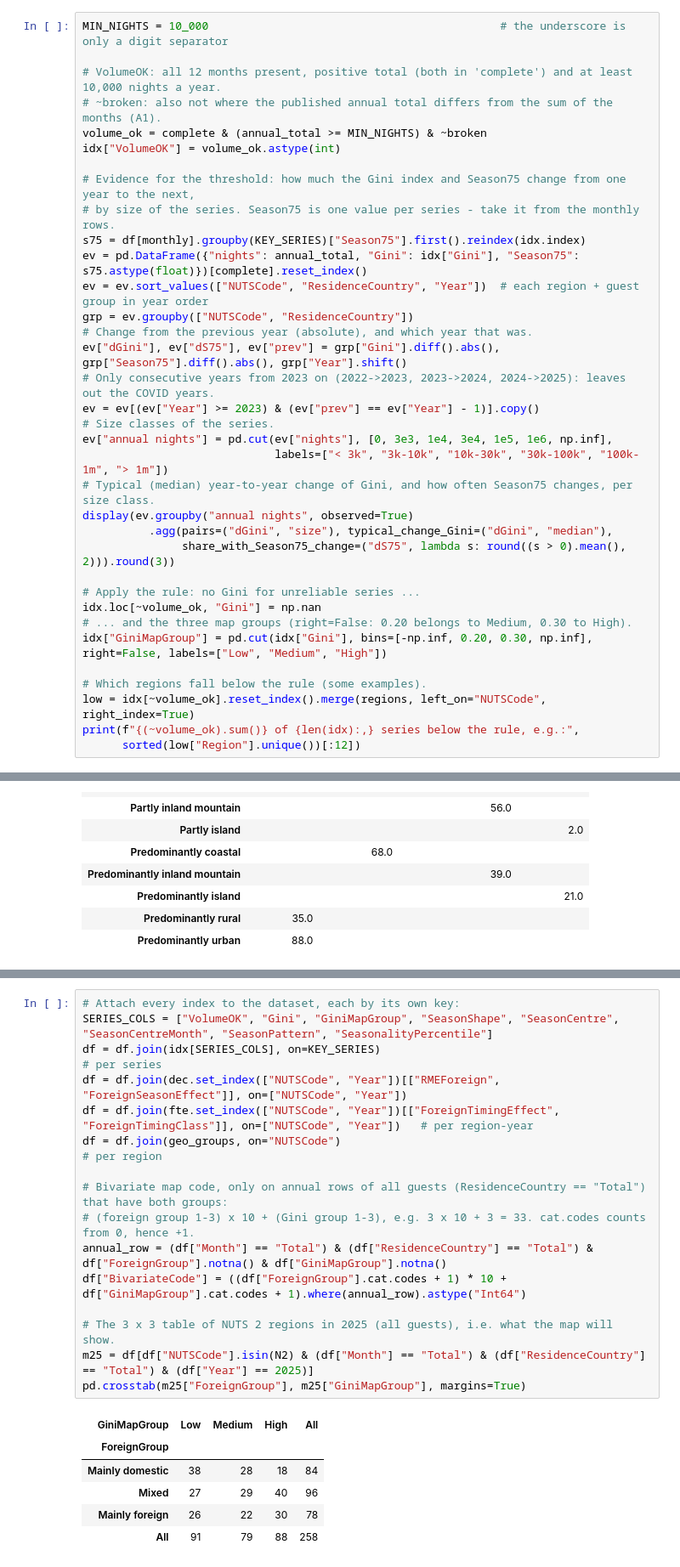
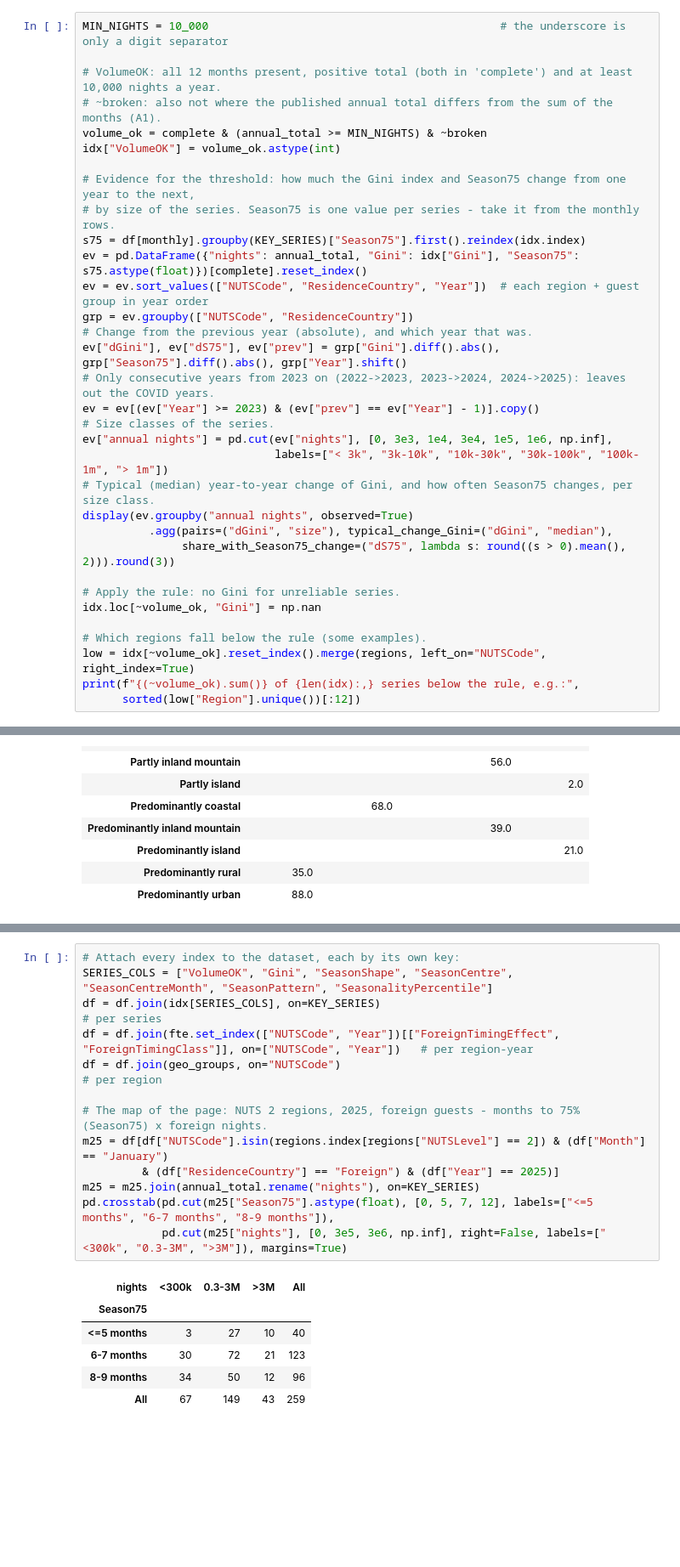
Before and after one commit to lomska/AI-Assisted-Dataviz, a Jupyter notebook: EUForeignTourismRhythms/Stage 2 Indices.ipynb, the cells around one changed output, grey strips where cells are left out. Shown at 85% size. Drawn from its saved outputs; the diff is of its cells as text; blank space fills up the shorter version.

```diff
--- a/EUForeignTourismRhythms/Stage 2 Indices.ipynb
+++ b/EUForeignTourismRhythms/Stage 2 Indices.ipynb
@@ -243,10 +235,8 @@ display(ev.groupby("annual nights", observed=True)
           .agg(pairs=("dGini", "size"), typical_change_Gini=("dGini", "median"),
                share_with_Season75_change=("dS75", lambda s: round((s > 0).mean(), 2))).round(3))
 
-# Apply the rule: no Gini for unreliable series ...
+# Apply the rule: no Gini for unreliable series.
 idx.loc[~volume_ok, "Gini"] = np.nan
-# ... and the three map groups (right=False: 0.20 belongs to Medium, 0.30 to High).
-idx["GiniMapGroup"] = pd.cut(idx["Gini"], bins=[-np.inf, 0.20, 0.30, np.inf], right=False, labels=["Low", "Medium", "High"])
 
 # Which regions fall below the rule (some examples).
 low = idx[~volume_ok].reset_index().merge(regions, left_on="NUTSCode", right_index=True)
@@ -653,23 +594,20 @@ NUTS 2 regions per group:
 # %%
 # Attach every index to the dataset, each by its own key:
-SERIES_COLS = ["VolumeOK", "Gini", "GiniMapGroup", "SeasonShape", "SeasonCentre", "SeasonCentreMonth", "SeasonPattern", "SeasonalityPercentile"]
+SERIES_COLS = ["VolumeOK", "Gini", "SeasonShape", "SeasonCentre", "SeasonCentreMonth", "SeasonPattern", "SeasonalityPercentile"]
 df = df.join(idx[SERIES_COLS], on=KEY_SERIES)                                               # per series
-df = df.join(dec.set_index(["NUTSCode", "Year"])[["RMEForeign", "ForeignSeasonEffect"]], on=["NUTSCode", "Year"])
 df = df.join(fte.set_index(["NUTSCode", "Year"])[["ForeignTimingEffect", "ForeignTimingClass"]], on=["NUTSCode", "Year"])   # per region-year
 df = df.join(geo_groups, on="NUTSCode")                                                     # per region
 
-# Bivariate map code, only on annual rows of all guests (ResidenceCountry == "Total") that have both groups:
-# (foreign group 1-3) x 10 + (Gini group 1-3), e.g. 3 x 10 + 3 = 33. cat.codes counts from 0, hence +1.
-annual_row = (df["Month"] == "Total") & (df["ResidenceCountry"] == "Total") & df["ForeignGroup"].notna() & df["GiniMapGroup"].notna()
-df["BivariateCode"] = ((df["ForeignGroup"].cat.codes + 1) * 10 + df["GiniMapGroup"].cat.codes + 1).where(annual_row).astype("Int64")
-
-# The 3 x 3 table of NUTS 2 regions in 2025 (all guests), i.e. what the map will show.
-m25 = df[df["NUTSCode"].isin(N2) & (df["Month"] == "Total") & (df["ResidenceCountry"] == "Total") & (df["Year"] == 2025)]
-pd.crosstab(m25["ForeignGroup"], m25["GiniMapGroup"], margins=True)
+# The map of the page: NUTS 2 regions, 2025, foreign guests - months to 75% (Season75) x foreign nights.
+m25 = df[df["NUTSCode"].isin(regions.index[regions["NUTSLevel"] == 2]) & (df["Month"] == "January")
+         & (df["ResidenceCountry"] == "Foreign") & (df["Year"] == 2025)]
+m25 = m25.join(annual_total.rename("nights"), on=KEY_SERIES)
+pd.crosstab(pd.cut(m25["Season75"].astype(float), [0, 5, 7, 12], labels=["<=5 months", "6-7 months", "8-9 months"]),
+            pd.cut(m25["nights"], [0, 3e5, 3e6, np.inf], right=False, labels=["<300k", "0.3-3M", ">3M"]), margins=True)
 # %% [output]
-| GiniMapGroup | Low | Medium | High | All |
-| ForeignGroup |  |  |  |  |
-| Mainly domestic | 38 | 28 | 18 | 84 |
-| Mixed | 27 | 29 | 40 | 96 |
-| Mainly foreign | 26 | 22 | 30 | 78 |
-| All | 91 | 79 | 88 | 258 |
+| nights | <300k | 0.3-3M | >3M | All |
+| Season75 |  |  |  |  |
+| <=5 months | 3 | 27 | 10 | 40 |
+| 6-7 months | 30 | 72 | 21 | 123 |
+| 8-9 months | 34 | 50 | 12 | 96 |
+| All | 67 | 149 | 43 | 259 |
```
Also changed, not shown: parts of 20 cells of this notebook, 5 other files.
